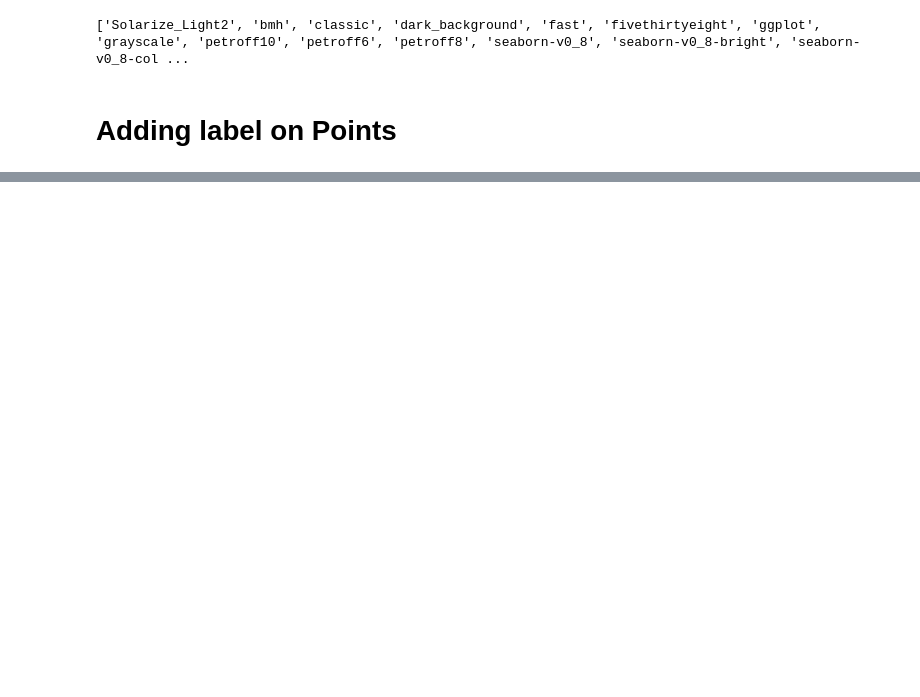
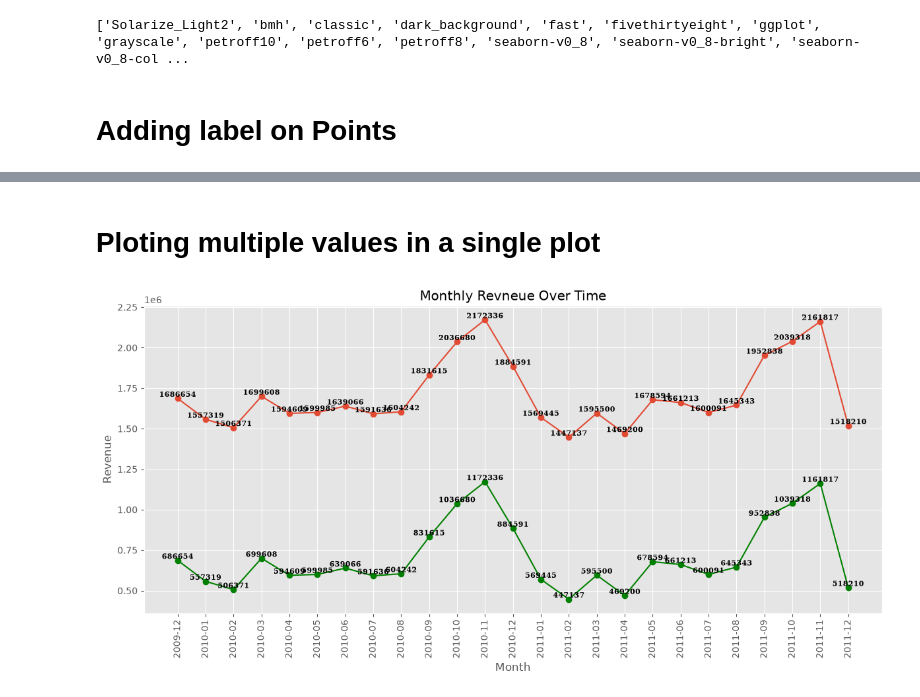
Before and after one commit to Shubham141-Git/Data-Science-Learning, a Jupyter notebook: level_2/Data Visualization/01-03-2026/July-23-2026.ipynb, the cells around one changed output, grey strips where cells are left out. Cells and saved outputs as stored; diff of their text form; code cells hidden in the pictures; blank space fills up the shorter version.

```diff
--- a/level_2/Data Visualization/01-03-2026/July-23-2026.ipynb
+++ b/level_2/Data Visualization/01-03-2026/July-23-2026.ipynb
@@ -493,0 +505,69 @@ plt.show()
+# %% [markdown]
+# Ploting multiple values in a single plot
+# %%
+plt.figure(figsize=(12,6))
+plt.style.use('ggplot') # Used to make fancy
+#Plot -1
+plt.plot(Monthly_Revenue.index, Monthly_Revenue.values, marker='o',color='green') # here x axis will be the index of the datarame and its values wll the y axis values
+
+font = {
+    'family' : 'serif',
+    'color' : 'black',
+    'weight' : 'bold',
+    'size' : 8
+}
+# TO add the label we need to itrate over the data frame
+#We use plt.text to add the labels which accepts different arguments ha=horizontal alignment(left,ri8, centre)
+
+for i, value in enumerate(Monthly_Revenue.values):
+    plt.text(Monthly_Revenue.index[i], value + 10000, f'{int(value)}', ha='center', fontdict=font)
+
+
+
+#Plot -2
+plt.plot(Monthly_Revenue.index, Monthly_Revenue.values+1000000, marker='o') # here x axis will be the index of the datarame and its values wll the y axis values
+
+font = {
+    'family' : 'serif',
+    'color' : 'black',
+    'weight' : 'bold',
+    'size' : 8
+}
+# TO add the label we need to itrate over the data frame
+#We use plt.text to add the labels which accepts different arguments ha=horizontal alignment(left,ri8, centre)
+
+for i, value in enumerate(Monthly_Revenue.values):
+    plt.text(Monthly_Revenue.index[i], (value+1000000) + 10000, f'{int(value+1000000)}', ha='center',fontdict=font)
+
+# | Marker Symbol | Description     |
+# | ------------- | --------------- |
+# | `'o'`         | Circle          |
+# | `'.'`         | Point           |
+# | `','`         | Pixel           |
+# | `'x'`         | X               |
+# | `'+'`         | Plus            |
+# | `'s'`         | Square          |
+# | `'D'`         | Diamond         |
+# | `'^'`         | Upward triangle |
+
+#Title --> Monthly revenue over time
+plt.title('Monthly Revneue Over Time')
+
+# X-axis label
+plt.xlabel("Month")
+
+
+# Y-axis label
+plt.ylabel("Revenue")
+
+#rotate X labels
+
+plt.xticks(rotation=90)
+
+# Fit layout, prevents label clipping
+plt.tight_layout(pad=0.7)
+
+# Show grid
+plt.grid(True)
+# %% [output]
+[figure, added]
```
Also changed, not shown: parts of 23 cells of this notebook, 8 other files.
